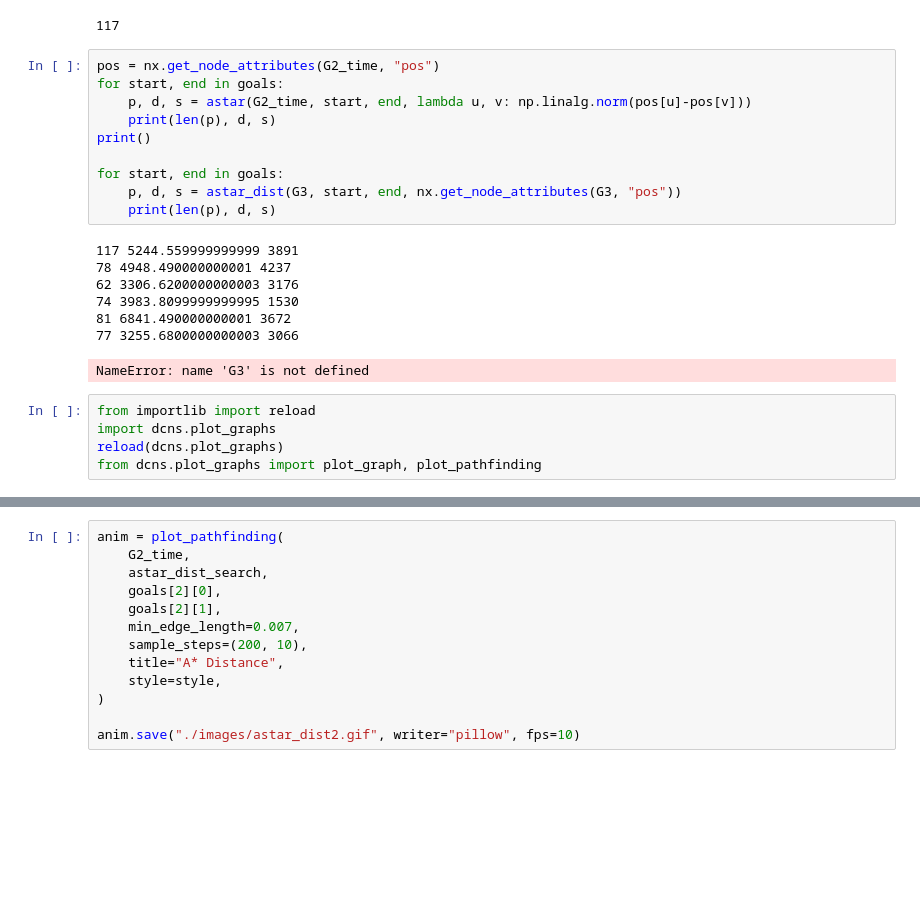
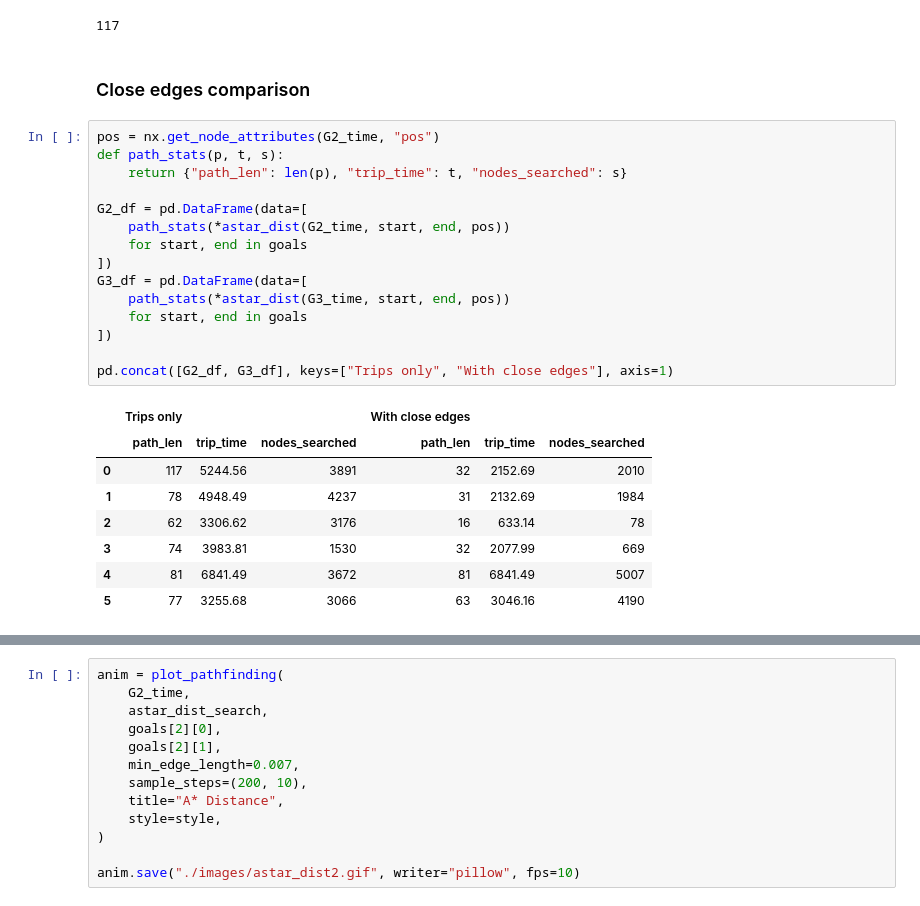
Before and after one commit to Antyos/DCNS-S23-Project, a Jupyter notebook: dart_graph.ipynb, the cells around one changed output, grey strips where cells are left out. Drawn from its saved outputs; the diff is of its cells as text; blank space fills up the shorter version.

```diff
--- a/dart_graph.ipynb
+++ b/dart_graph.ipynb
@@ -184,26 +186,29 @@ end = goals[0][1]
 len(astar(G2_time, start, end)[0])
 # %% [output]
 117
-# %%
-pos = nx.get_node_attributes(G2_time, "pos")
-for start, end in goals:
-    p, d, s = astar(G2_time, start, end, lambda u, v: np.linalg.norm(pos[u]-pos[v]))
-    print(len(p), d, s)
-print()
-
-for start, end in goals:
-    p, d, s = astar_dist(G3, start, end, nx.get_node_attributes(G3, "pos"))
-    print(len(p), d, s)
-# %% [output]
-117 5244.559999999999 3891
-78 4948.490000000001 4237
-62 3306.6200000000003 3176
-74 3983.8099999999995 1530
-81 6841.490000000001 3672
-77 3255.6800000000003 3066
-NameError: name 'G3' is not defined
-# %%
-from importlib import reload
-import dcns.plot_graphs
-reload(dcns.plot_graphs)
-from dcns.plot_graphs import plot_graph, plot_pathfinding
+# %% [markdown]
+### Close edges comparison
+# %%
+pos = nx.get_node_attributes(G2_time, "pos")
+def path_stats(p, t, s):
+    return {"path_len": len(p), "trip_time": t, "nodes_searched": s}
+
+G2_df = pd.DataFrame(data=[
+    path_stats(*astar_dist(G2_time, start, end, pos))
+    for start, end in goals
+])
+G3_df = pd.DataFrame(data=[
+    path_stats(*astar_dist(G3_time, start, end, pos))
+    for start, end in goals
+])
+
+pd.concat([G2_df, G3_df], keys=["Trips only", "With close edges"], axis=1)
+# %% [output]
+|  | Trips only |  |  | With close edges |  |  |
+|  | path_len | trip_time | nodes_searched | path_len | trip_time | nodes_searched |
+| 0 | 117 | 5244.56 | 3891 | 32 | 2152.69 | 2010 |
+| 1 | 78 | 4948.49 | 4237 | 31 | 2132.69 | 1984 |
+| 2 | 62 | 3306.62 | 3176 | 16 | 633.14 | 78 |
+| 3 | 74 | 3983.81 | 1530 | 32 | 2077.99 | 669 |
+| 4 | 81 | 6841.49 | 3672 | 81 | 6841.49 | 5007 |
+| 5 | 77 | 3255.68 | 3066 | 63 | 3046.16 | 4190 |
```
Also changed, not shown: parts of 5 cells of this notebook.
